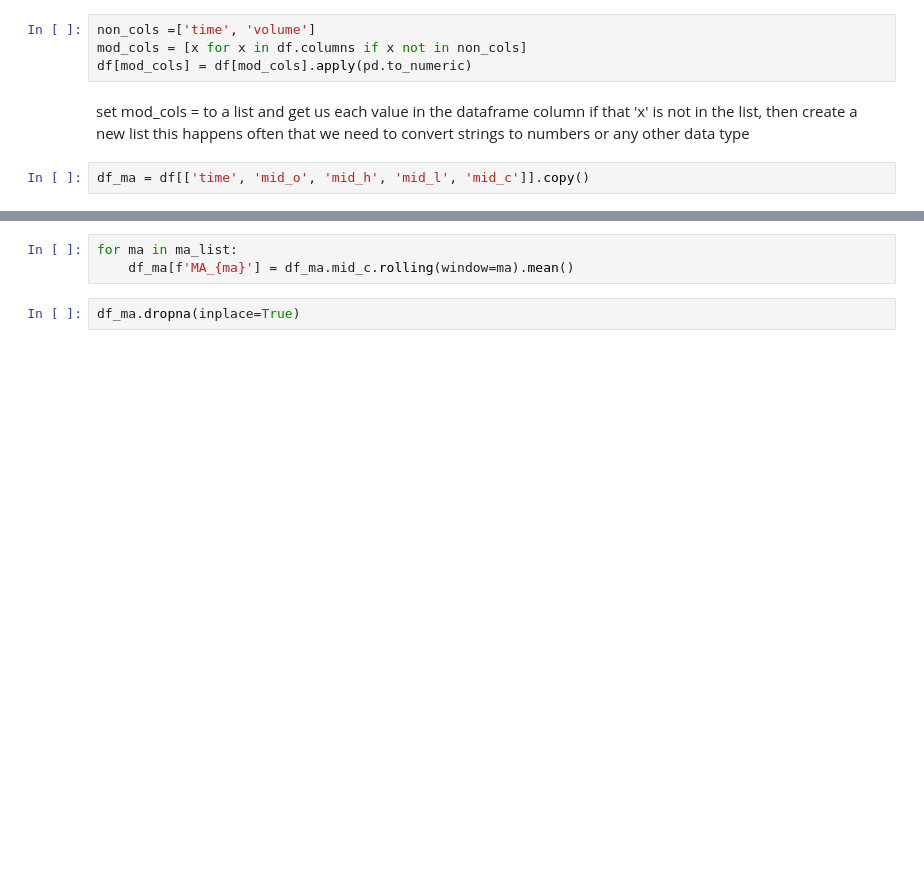
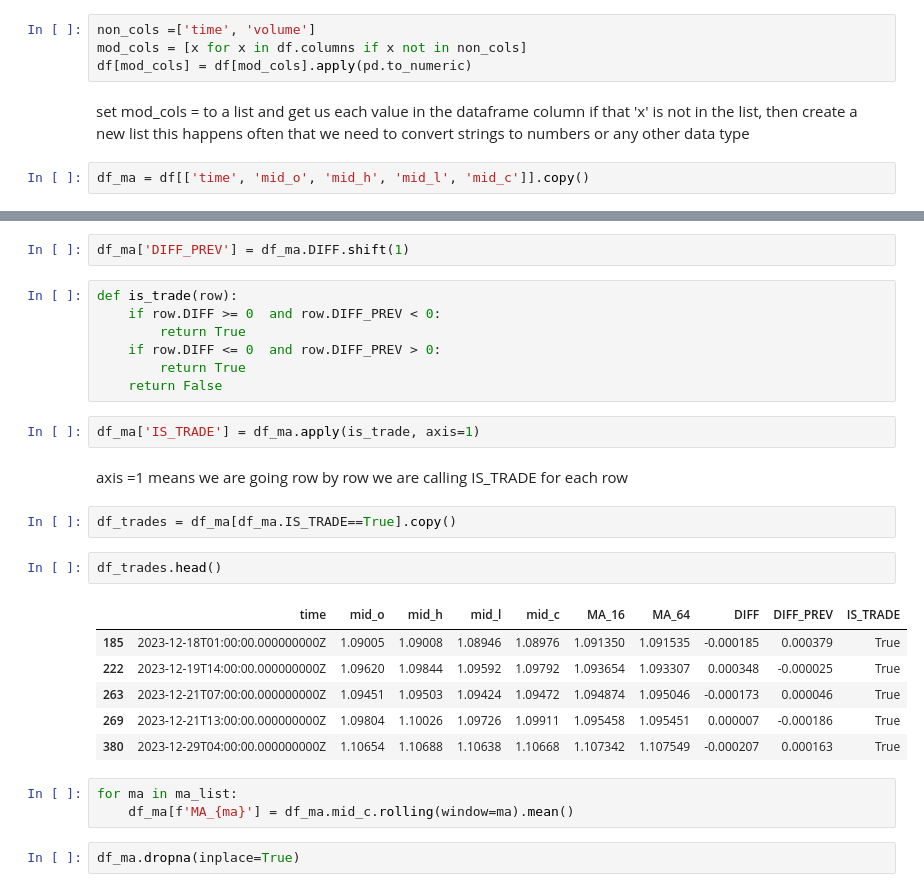
Before and after one commit to Gglasgow09/forexBot, a Jupyter notebook: candle_plot.ipynb, the cells around one changed output, grey strips where cells are left out. Drawn from its saved outputs; the diff is of its cells as text; blank space fills up the shorter version.

```diff
--- a/candle_plot.ipynb
+++ b/candle_plot.ipynb
@@ -29,3 +33,28 @@ df_ma.head(5)
+# %%
+df_ma['DIFF_PREV'] = df_ma.DIFF.shift(1)
+# %%
+def is_trade(row):
+    if row.DIFF >= 0  and row.DIFF_PREV < 0:
+        return True
+    if row.DIFF <= 0  and row.DIFF_PREV > 0:
+        return True
+    return False
+# %%
+df_ma['IS_TRADE'] = df_ma.apply(is_trade, axis=1)
+# %% [markdown]
+axis =1 means we are going row by row
+we are calling IS_TRADE for each row
+# %%
+df_trades = df_ma[df_ma.IS_TRADE==True].copy()
+# %%
+df_trades.head()
+# %% [output]
+|  | time | mid_o | mid_h | mid_l | mid_c | MA_16 | MA_64 | DIFF | DIFF_PREV | IS_TRADE |
+| 185 | 2023-12-18T01:00:00.000000000Z | 1.09005 | 1.09008 | 1.08946 | 1.08976 | 1.091350 | 1.091535 | -0.000185 | 0.000379 | True |
+| 222 | 2023-12-19T14:00:00.000000000Z | 1.09620 | 1.09844 | 1.09592 | 1.09792 | 1.093654 | 1.093307 | 0.000348 | -0.000025 | True |
+| 263 | 2023-12-21T07:00:00.000000000Z | 1.09451 | 1.09503 | 1.09424 | 1.09472 | 1.094874 | 1.095046 | -0.000173 | 0.000046 | True |
+| 269 | 2023-12-21T13:00:00.000000000Z | 1.09804 | 1.10026 | 1.09726 | 1.09911 | 1.095458 | 1.095451 | 0.000007 | -0.000186 | True |
+| 380 | 2023-12-29T04:00:00.000000000Z | 1.10654 | 1.10688 | 1.10638 | 1.10668 | 1.107342 | 1.107549 | -0.000207 | 0.000163 | True |
 # %%
 for ma in ma_list:
     df_ma[f'MA_{ma}'] = df_ma.mid_c.rolling(window=ma).mean()
```
Also changed, not shown: parts of 6 cells of this notebook, 2 other files.
